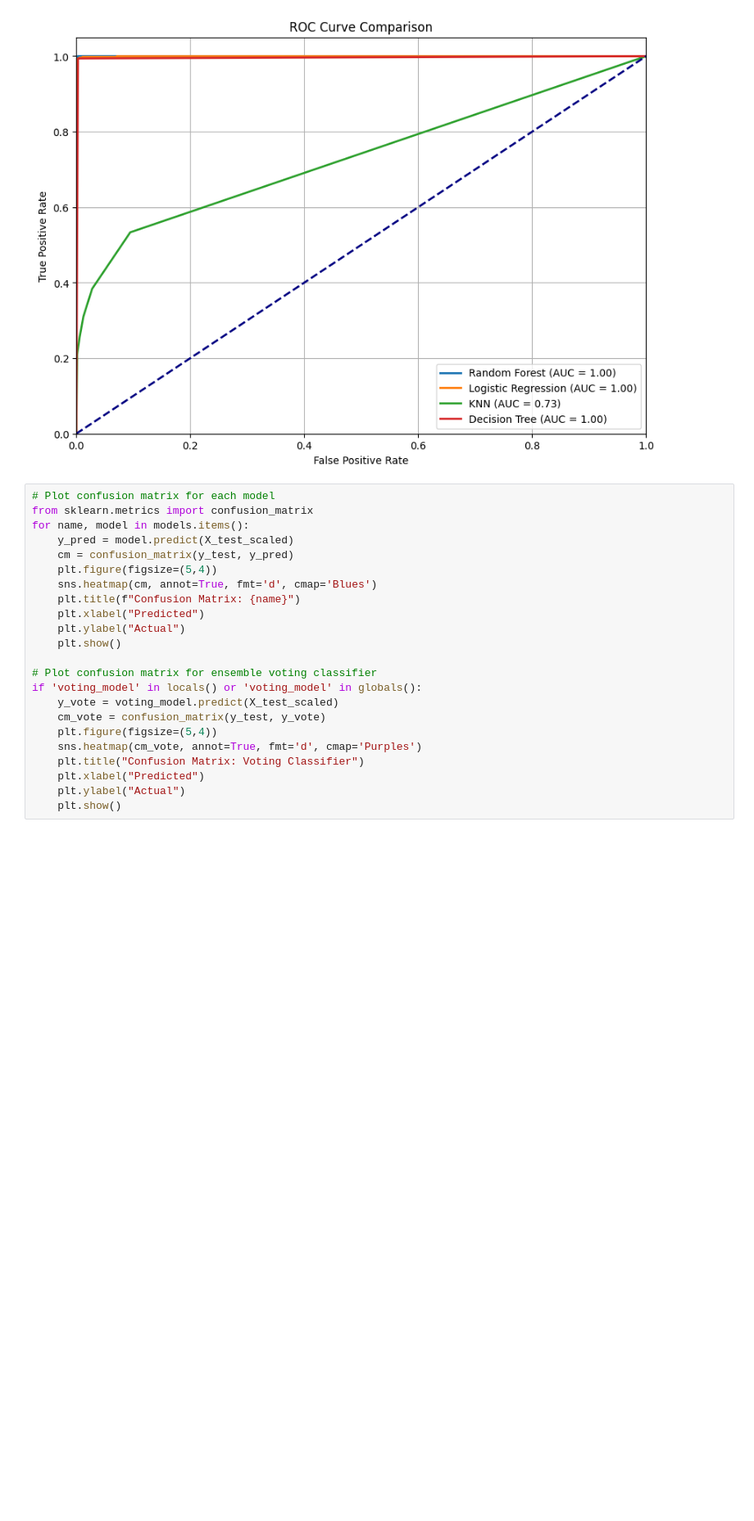
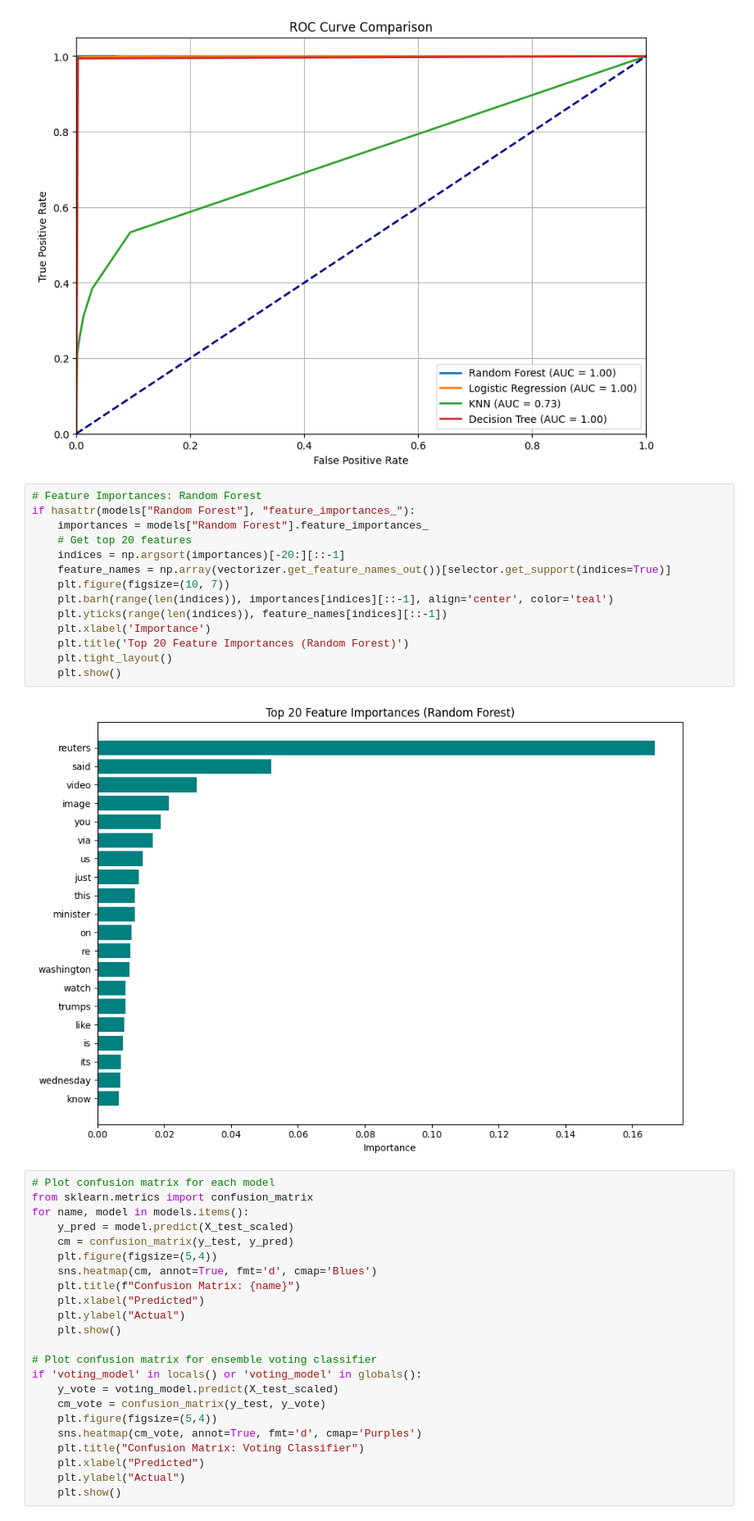
Before and after one commit to Razon-1/Fake-News-Detection, a Jupyter notebook: main.ipynb, the cells around one changed output. Shown: that part at 82% size. Saved outputs shown, nothing was run; the diff lists cells and outputs as text; blank space fills up the shorter version.

Commit message:
Feature Importances: Random Forest Visualization

```diff
--- a/main.ipynb
+++ b/main.ipynb
@@ -343,6 +343,22 @@ plt.grid(True)
 plt.show()
 # %% [output]
 [figure]
+# %%
+# Feature Importances: Random Forest
+if hasattr(models["Random Forest"], "feature_importances_"):
+    importances = models["Random Forest"].feature_importances_
+    # Get top 20 features
+    indices = np.argsort(importances)[-20:][::-1]
+    feature_names = np.array(vectorizer.get_feature_names_out())[selector.get_support(indices=True)]
+    plt.figure(figsize=(10, 7))
+    plt.barh(range(len(indices)), importances[indices][::-1], align='center', color='teal')
+    plt.yticks(range(len(indices)), feature_names[indices][::-1])
+    plt.xlabel('Importance')
+    plt.title('Top 20 Feature Importances (Random Forest)')
+    plt.tight_layout()
+    plt.show()
+# %% [output]
+[figure, added]
 # %%
 # Plot confusion matrix for each model
 from sklearn.metrics import confusion_matrix
```
